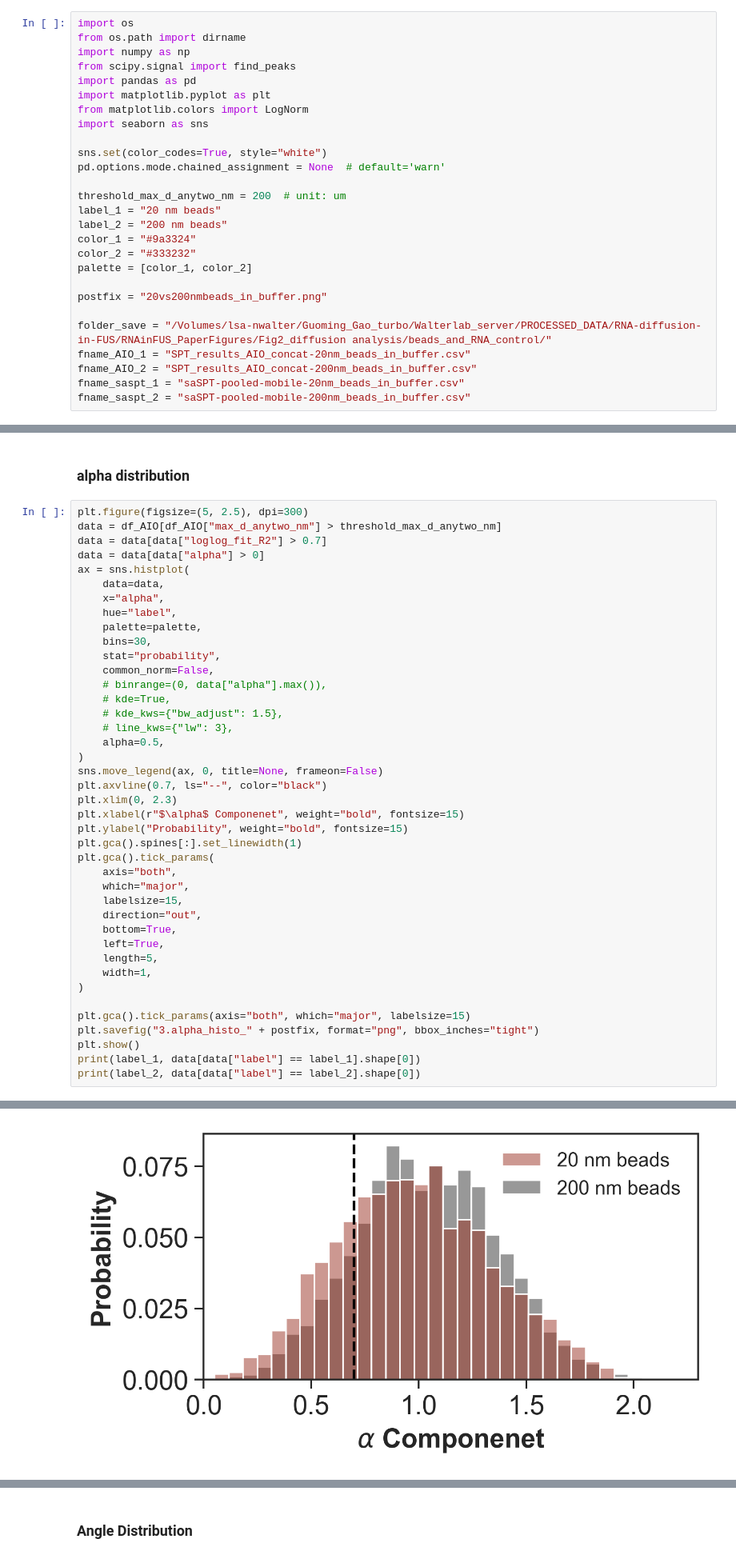
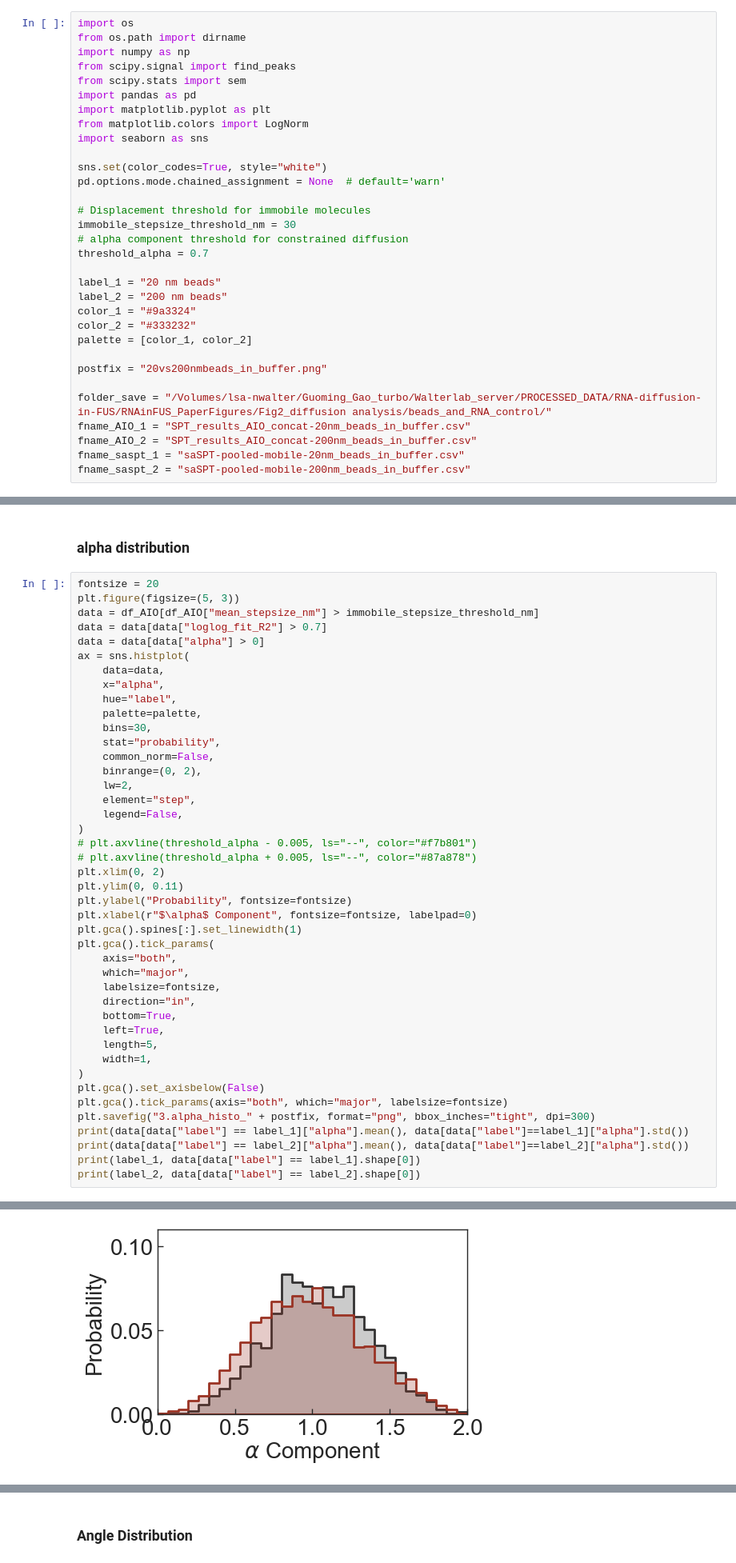
Before and after one commit to walterlab-um/intra_condensate_SPT, a Jupyter notebook: plot_paper_figure/Fig_SM_compare_beads_20vs200nm.ipynb, the cells around one changed output, grey strips where cells are left out. Shown at 80% size. Drawn from its saved outputs; the diff is of its cells as text.

```diff
--- a/plot_paper_figure/Fig_SM_compare_beads_20vs200nm.ipynb
+++ b/plot_paper_figure/Fig_SM_compare_beads_20vs200nm.ipynb
@@ -3,6 +3,7 @@ import os
 from os.path import dirname
 import numpy as np
 from scipy.signal import find_peaks
+from scipy.stats import sem
 import pandas as pd
 import matplotlib.pyplot as plt
 from matplotlib.colors import LogNorm
@@ -11,7 +12,11 @@ import seaborn as sns
 sns.set(color_codes=True, style="white")
 pd.options.mode.chained_assignment = None  # default='warn'
 
-threshold_max_d_anytwo_nm = 200  # unit: um
+# Displacement threshold for immobile molecules
+immobile_stepsize_threshold_nm = 30
+# alpha component threshold for constrained diffusion
+threshold_alpha = 0.7
+
 label_1 = "20 nm beads"
 label_2 = "200 nm beads"
 color_1 = "#9a3324"
@@ -162,8 +181,9 @@ print(label_2, data[data["label"] == label_2].shape[0])
 # %% [markdown]
 ### alpha distribution
 # %%
-plt.figure(figsize=(5, 2.5), dpi=300)
-data = df_AIO[df_AIO["max_d_anytwo_nm"] > threshold_max_d_anytwo_nm]
+fontsize = 20
+plt.figure(figsize=(5, 3))
+data = df_AIO[df_AIO["mean_stepsize_nm"] > immobile_stepsize_threshold_nm]
 data = data[data["loglog_fit_R2"] > 0.7]
 data = data[data["alpha"] > 0]
 ax = sns.histplot(
@@ -174,32 +194,33 @@ ax = sns.histplot(
     bins=30,
     stat="probability",
     common_norm=False,
-    # binrange=(0, data["alpha"].max()),
-    # kde=True,
-    # kde_kws={"bw_adjust": 1.5},
-    # line_kws={"lw": 3},
-    alpha=0.5,
+    binrange=(0, 2),
+    lw=2,
+    element="step",
+    legend=False,
 )
-sns.move_legend(ax, 0, title=None, frameon=False)
-plt.axvline(0.7, ls="--", color="black")
-plt.xlim(0, 2.3)
-plt.xlabel(r"$\alpha$ Componenet", weight="bold", fontsize=15)
-plt.ylabel("Probability", weight="bold", fontsize=15)
+# plt.axvline(threshold_alpha - 0.005, ls="--", color="#f7b801")
+# plt.axvline(threshold_alpha + 0.005, ls="--", color="#87a878")
+plt.xlim(0, 2)
+plt.ylim(0, 0.11)
+plt.ylabel("Probability", fontsize=fontsize)
+plt.xlabel(r"$\alpha$ Component", fontsize=fontsize, labelpad=0)
 plt.gca().spines[:].set_linewidth(1)
 plt.gca().tick_params(
     axis="both",
     which="major",
-    labelsize=15,
-    direction="out",
+    labelsize=fontsize,
+    direction="in",
     bottom=True,
     left=True,
     length=5,
     width=1,
 )
-
-plt.gca().tick_params(axis="both", which="major", labelsize=15)
-plt.savefig("3.alpha_histo_" + postfix, format="png", bbox_inches="tight")
-plt.show()
+plt.gca().set_axisbelow(False)
+plt.gca().tick_params(axis="both", which="major", labelsize=fontsize)
+plt.savefig("3.alpha_histo_" + postfix, format="png", bbox_inches="tight", dpi=300)
+print(data[data["label"] == label_1]["alpha"].mean(), data[data["label"]==label_1]["alpha"].std())
+print(data[data["label"] == label_2]["alpha"].mean(), data[data["label"]==label_2]["alpha"].std())
 print(label_1, data[data["label"] == label_1].shape[0])
 print(label_2, data[data["label"] == label_2].shape[0])
 # %% [output]
@@ -206 +231 @@ print(label_2, data[data["label"] == label_2].shape[0])
-[figure, old version]
+[figure, new version]
```
Also changed, not shown: parts of 22 cells of this notebook.
